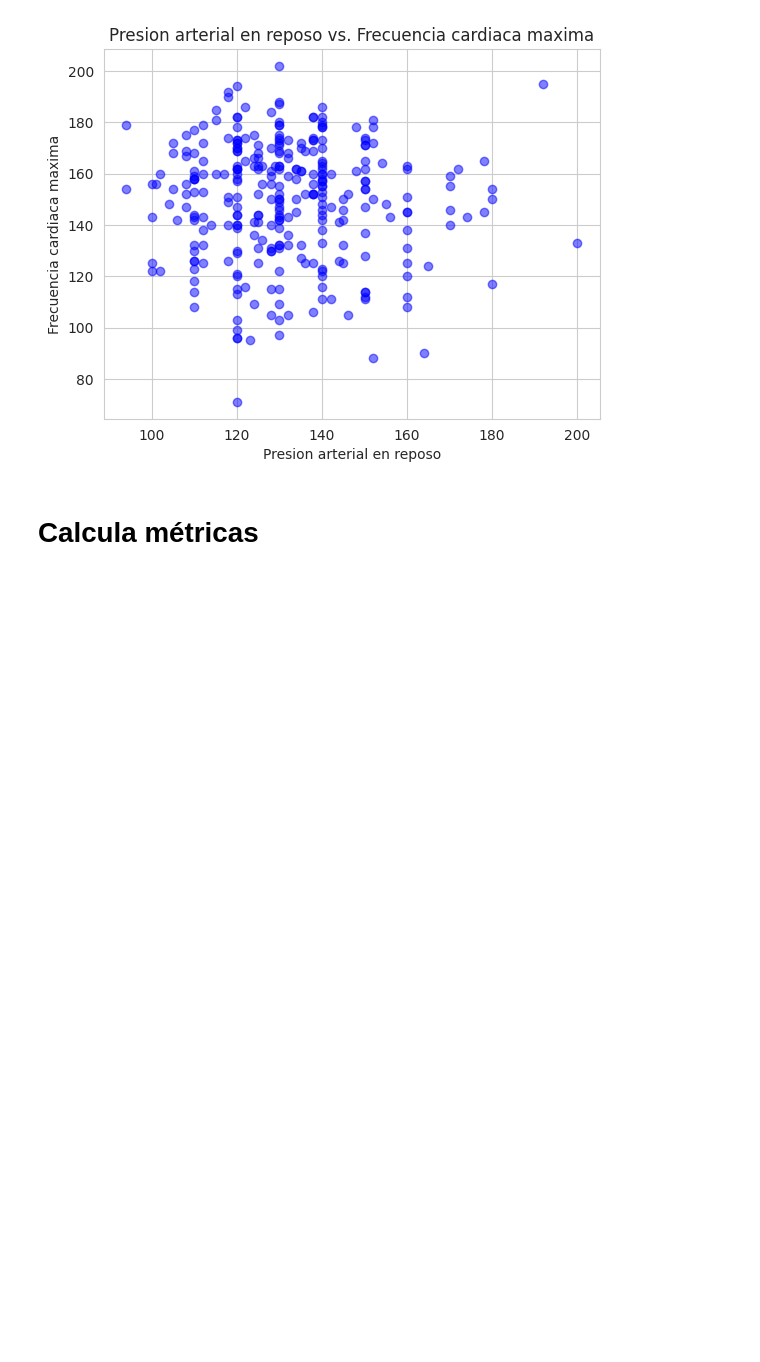
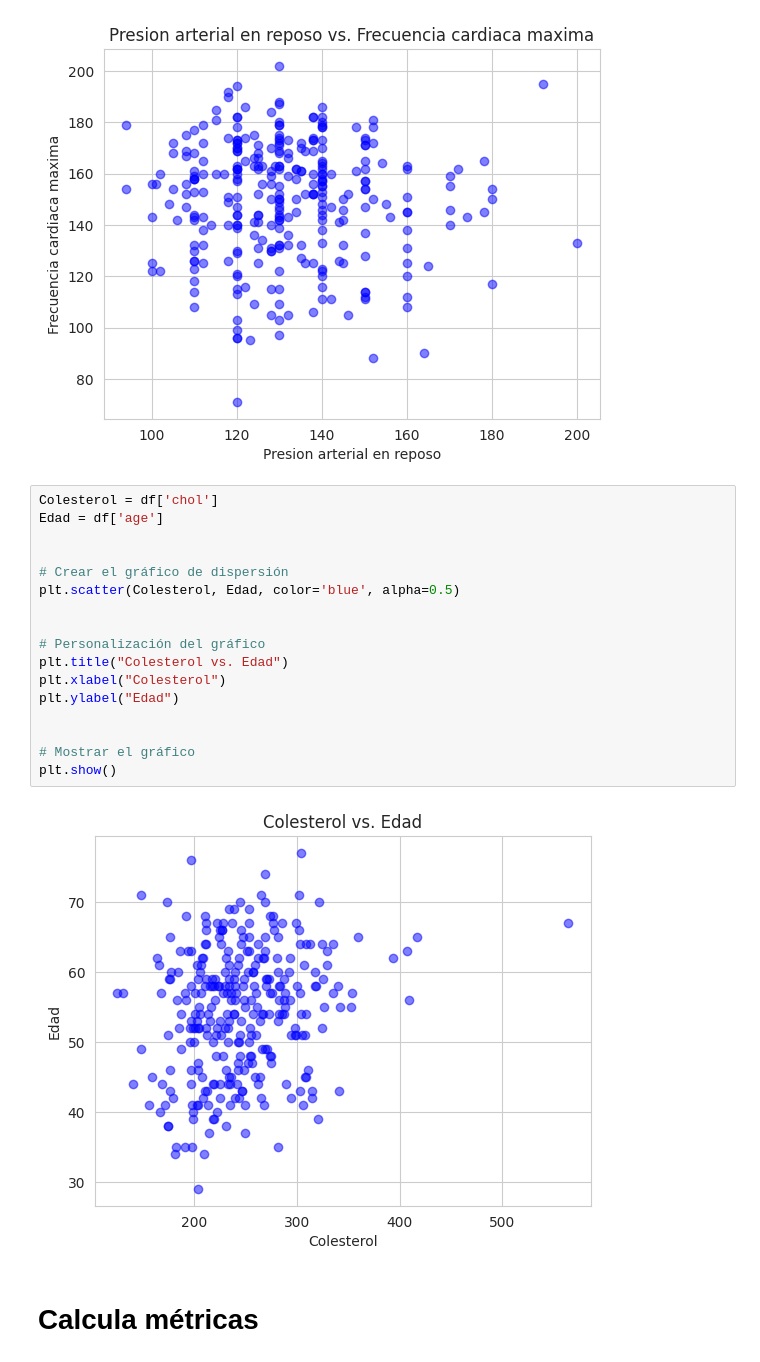
Before and after one commit to renemorenow/MachineLearning2, a Jupyter notebook: Prog_Basica_Python/Infarto_de_miocardio.ipynb, the cells around one changed output. Cells and saved outputs as stored; diff of their text form; blank space fills up the shorter version.

```diff
--- a/Prog_Basica_Python/Infarto_de_miocardio.ipynb
+++ b/Prog_Basica_Python/Infarto_de_miocardio.ipynb
@@ -351,6 +351,25 @@ plt.ylabel("Frecuencia cardiaca maxima")
 plt.show()
 # %% [output]
 [figure]
+# %%
+Colesterol = df['chol']
+Edad = df['age']
+
+
+# Crear el gráfico de dispersión
+plt.scatter(Colesterol, Edad, color='blue', alpha=0.5)
+
+
+# Personalización del gráfico
+plt.title("Colesterol vs. Edad")
+plt.xlabel("Colesterol")
+plt.ylabel("Edad")
+
+
+# Mostrar el gráfico
+plt.show()
+# %% [output]
+[figure, added]
 # %% [markdown]
 # Calcula métricas
 # %%
```
